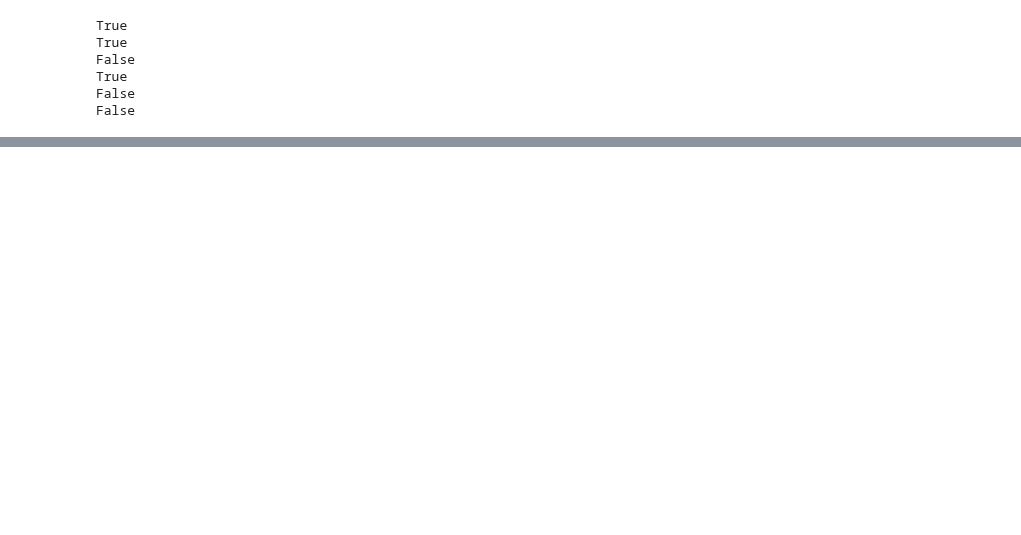
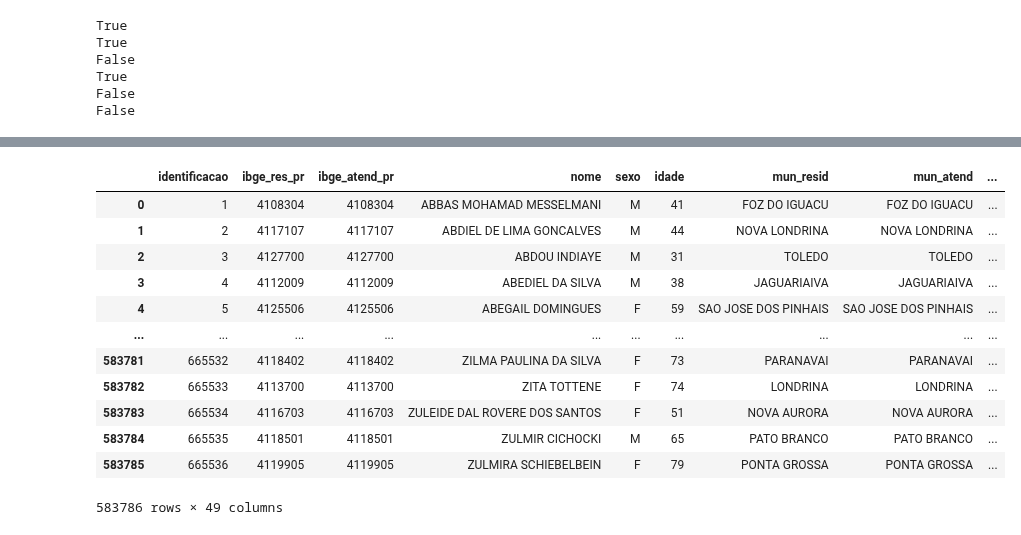
Before and after one commit to vinnylg/covid19datascience, a Jupyter notebook: tb_pacientes_correcoes.ipynb, the cells around one changed output, grey strips where cells are left out. Saved outputs shown, nothing was run; the diff lists cells and outputs as text; code cells hidden in the pictures; blank space fills up the shorter version.

```diff
--- a/tb_pacientes_correcoes.ipynb
+++ b/tb_pacientes_correcoes.ipynb
@@ -187,0 +221,16 @@ print(timedelta(seconds=timer_all.stop()))
+# %%
+casost
+# %% [output]
+|  | identificacao | ibge_res_pr | ibge_atend_pr | nome | sexo | idade | mun_resid | mun_atend | ... |
+| 0 | 1 | 4108304 | 4108304 | ABBAS MOHAMAD MESSELMANI | M | 41 | FOZ DO IGUACU | FOZ DO IGUACU | ... |
+| 1 | 2 | 4117107 | 4117107 | ABDIEL DE LIMA GONCALVES | M | 44 | NOVA LONDRINA | NOVA LONDRINA | ... |
+| 2 | 3 | 4127700 | 4127700 | ABDOU INDIAYE | M | 31 | TOLEDO | TOLEDO | ... |
+| 3 | 4 | 4112009 | 4112009 | ABEDIEL DA SILVA | M | 38 | JAGUARIAIVA | JAGUARIAIVA | ... |
+| 4 | 5 | 4125506 | 4125506 | ABEGAIL DOMINGUES | F | 59 | SAO JOSE DOS PINHAIS | SAO JOSE DOS PINHAIS | ... |
+| ... | ... | ... | ... | ... | ... | ... | ... | ... | ... |
+| 583781 | 665532 | 4118402 | 4118402 | ZILMA PAULINA DA SILVA | F | 73 | PARANAVAI | PARANAVAI | ... |
+| 583782 | 665533 | 4113700 | 4113700 | ZITA TOTTENE | F | 74 | LONDRINA | LONDRINA | ... |
+| 583783 | 665534 | 4116703 | 4116703 | ZULEIDE DAL ROVERE DOS SANTOS | F | 51 | NOVA AURORA | NOVA AURORA | ... |
+| 583784 | 665535 | 4118501 | 4118501 | ZULMIR CICHOCKI | M | 65 | PATO BRANCO | PATO BRANCO | ... |
+| 583785 | 665536 | 4119905 | 4119905 | ZULMIRA SCHIEBELBEIN | F | 79 | PONTA GROSSA | PONTA GROSSA | ... |
+583786 rows × 49 columns
```
Also changed, not shown: parts of 12 cells of this notebook, 1 other file.
